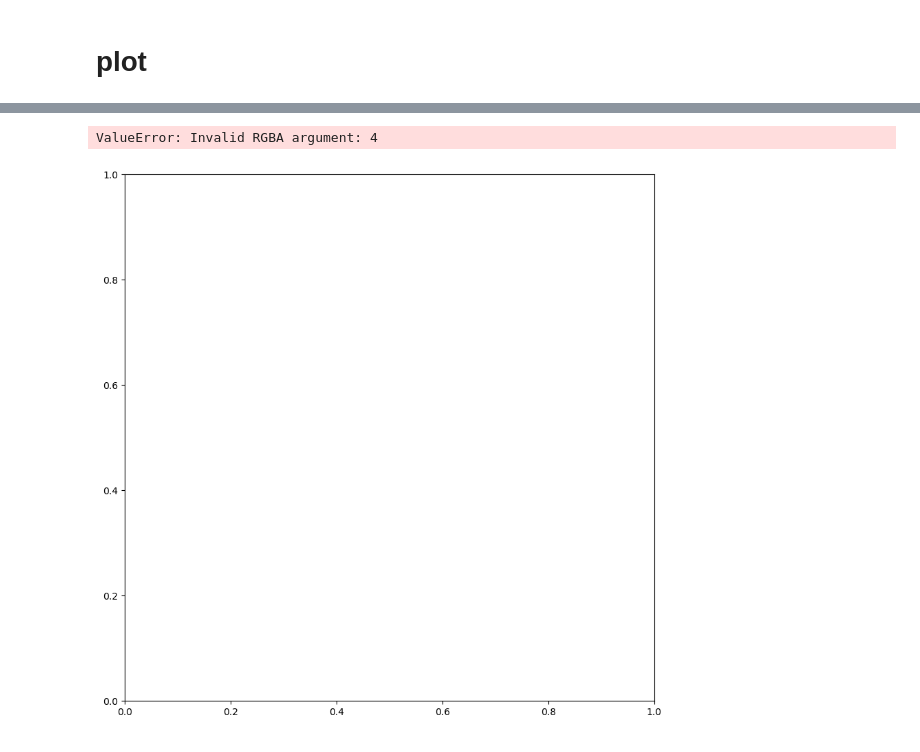
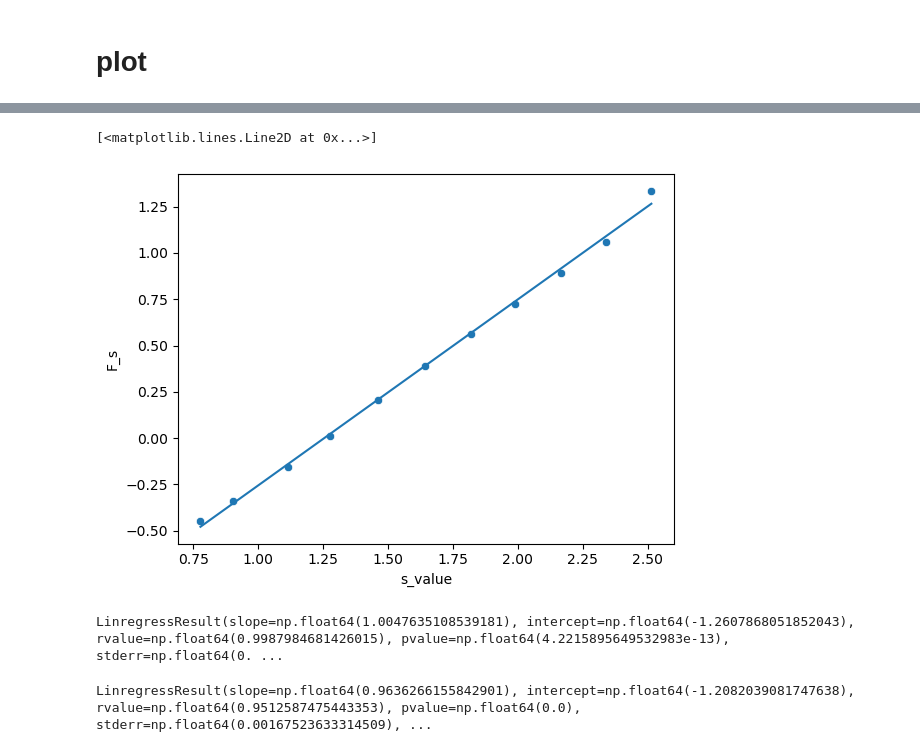
Before and after one commit to Shamaich1337/NMOT, a Jupyter notebook: notebooks/dfa_estimation_emirical_data.ipynb, the cells around one changed output, grey strips where cells are left out. Drawn from its saved outputs; the diff is of its cells as text; code cells hidden in the pictures.

```diff
--- a/notebooks/dfa_estimation_emirical_data.ipynb
+++ b/notebooks/dfa_estimation_emirical_data.ipynb
@@ -326,3 +335,19 @@ pyeensis_synth_line = 10**(linreg_pyeensis_synth.slope * np.log10(pyeensis_s_val
+# %%
+sns.scatterplot(np.log10(frufa_long_df.groupby('s_value', as_index=False)['F_s'].median()), x='s_value', y='F_s')
+plt.plot(np.log10(frufa_long_df.s_value.unique()), np.log10(frufa_line))
+# plt.xscale('log')
+# plt.yscale('log')
+# %% [output]
+[<matplotlib.lines.Line2D at 0x...>]
+[figure, added]
+# %%
+linreg_frufa
+# %% [output]
+LinregressResult(slope=np.float64(1.0047635108539181), intercept=np.float64(-1.2607868051852043), rvalue=np.float64(0.9987984681426015), pvalue=np.float64(4.2215895649532983e-13), stderr=np.float64(0. ...
+# %%
+linreg_frufa
+# %% [output]
+LinregressResult(slope=np.float64(0.9636266155842901), intercept=np.float64(-1.2082039081747638), rvalue=np.float64(0.9512587475443353), pvalue=np.float64(0.0), stderr=np.float64(0.00167523633314509), ...
 # %%
 # fig, ax = plt.subplots()
 # fig.set_size_inches((10, 10))
@@ -362,31 +392,3 @@ frufa_synth_ff_params, _ = analyse_zero_cross_ff(frufa_synth_long_df_agg['median
-# %%
-fig, ax = plt.subplots()
-fig.set_size_inches((10, 10))
-palette = sns.palettes.dark_palette(4)
-sns.lineplot(pyeensis_long_df_agg, x='s_value', y='median', label='P.yeensis', marker='d', ax=ax, color=palette[0])
-sns.lineplot(frufa_long_df_agg, x='s_value', y='median', label='F.rufa', marker='s', ax=ax, color=palette[1])
-sns.lineplot(pyeensis_synth_long_df_agg, x='s_value', y='median', label='P.yeensis synth', marker='d', ax=ax, color=palette[2]')
-sns.lineplot(frufa_synth_long_df_agg, x='s_value', y='median', label='F.rufa synth', marker='s', ax=ax, color=palette[3])
-
-ax.plot(pyeensis_s_values, pyeensis_line, label=f'H={linreg_pyeensis.slope:.2f}', color=palette[0], linestyle='--')
-ax.plot(frufa_s_values, frufa_line, label=f'H={linreg_frufa.slope:.2f}', color='xkcd:sky blue', linestyle='--')
-ax.plot(pyeensis_s_values, pyeensis_line, label=f'H={linreg_pyeensis.slope:.2f}', color=palette[0], linestyle='--')
-ax.plot(frufa_s_values, frufa_line, label=f'H={linreg_frufa.slope:.2f}', color='xkcd:sky blue', linestyle='--')
-
-ax.set_xlabel('s')
-ax.set_ylabel('F(s)')
-ax.set_xscale('log')
-ax.set_yscale('log')
-ax.grid(which='both')
-ax.legend()
-
-plt.tight_layout()
-
-# plt.savefig('../data/artifacts/ff_lk_species.png')
-plt.show()
-# %% [output]
-ValueError: Invalid RGBA argument: 4
-[figure, removed]
 # %%
 palette = sns.color_palette("deep", 2)
 
```
Also changed, not shown: parts of 7 cells of this notebook, 1 other file.
